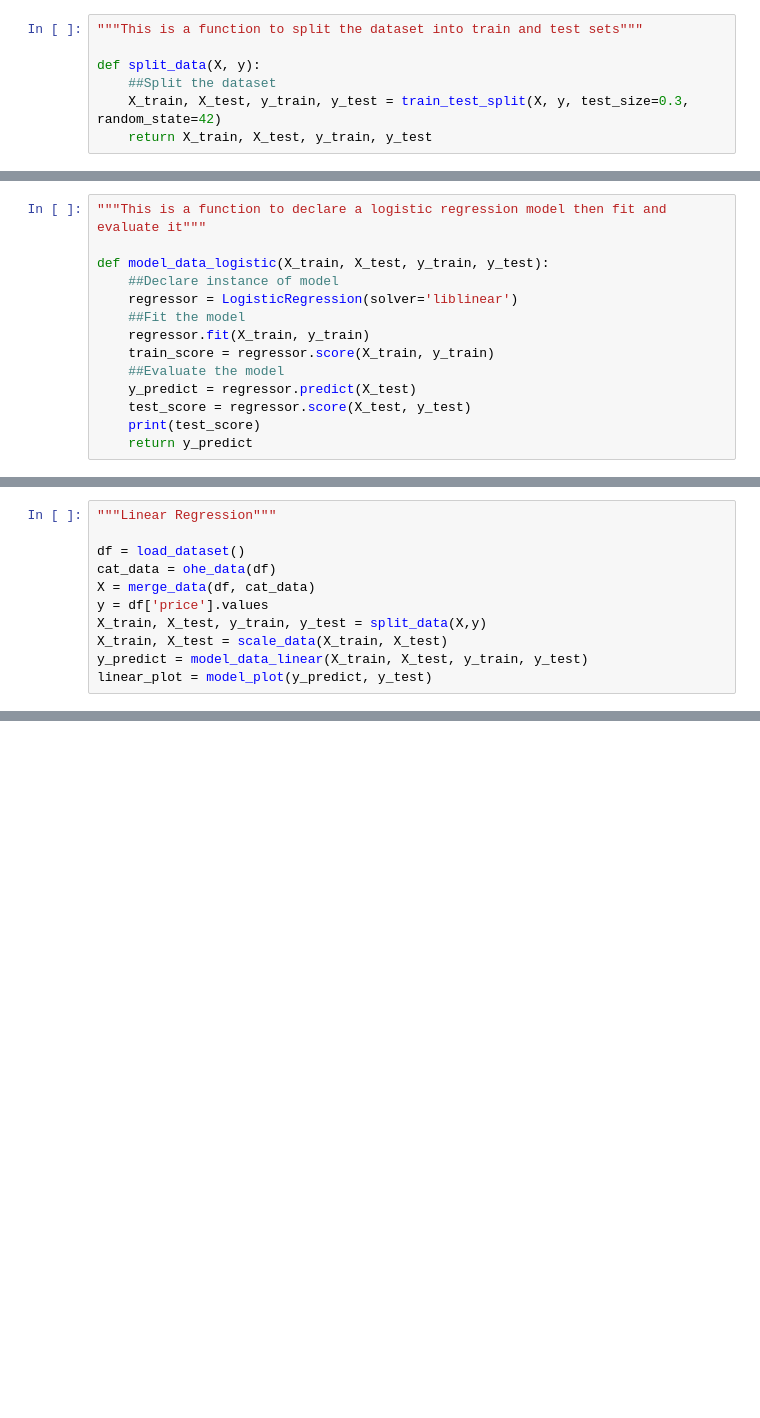
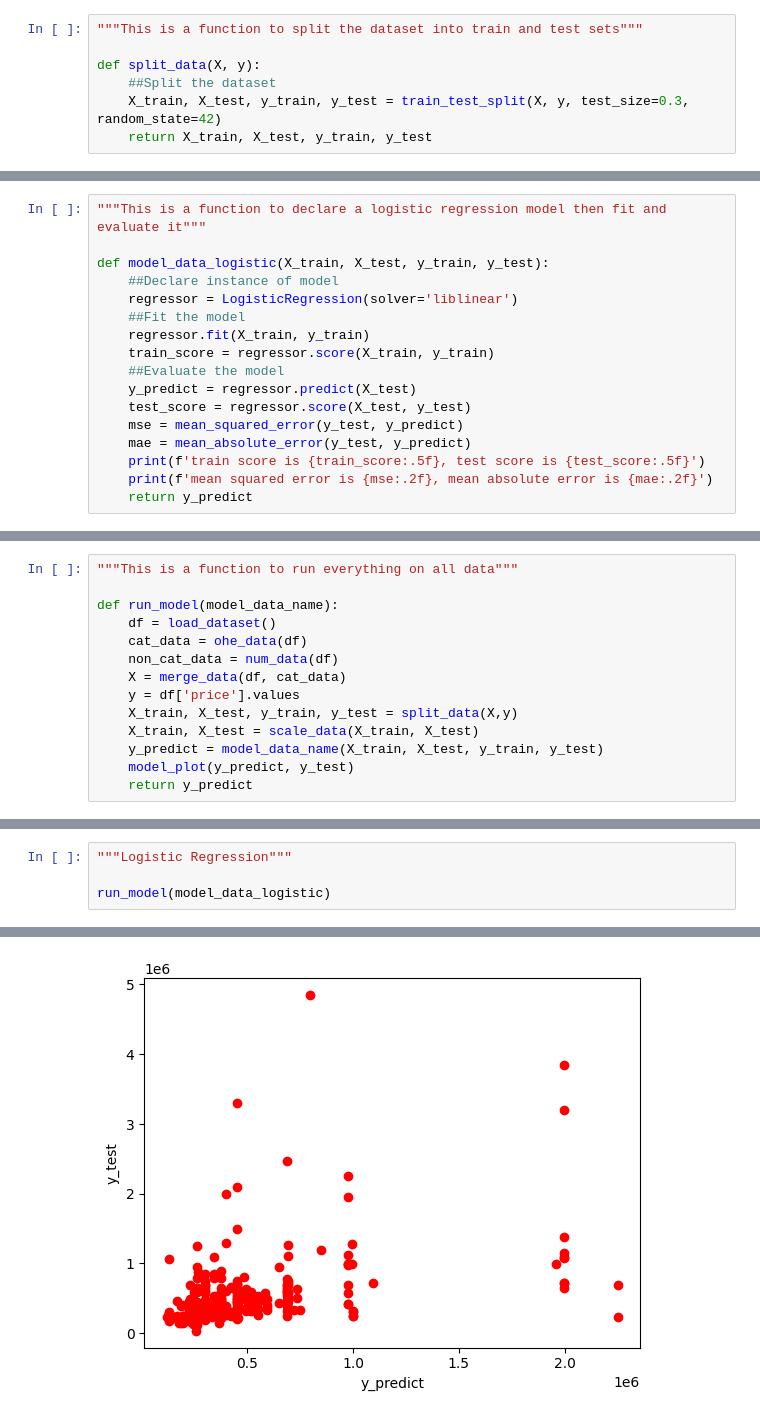
Before and after one commit to m9tadeo/real-estate-price-prediction, a Jupyter notebook: model_training/model_training_2.ipynb, the cells around one changed output, grey strips where cells are left out. Saved outputs shown, nothing was run; the diff lists cells and outputs as text; blank space fills up the shorter version.

```diff
--- a/model_training/model_training_2.ipynb
+++ b/model_training/model_training_2.ipynb
@@ -89,6 +127,9 @@ def model_data_logistic(X_train, X_test, y_train, y_test):
     ##Evaluate the model
     y_predict = regressor.predict(X_test)
     test_score = regressor.score(X_test, y_test)
-    print(test_score)
+    mse = mean_squared_error(y_test, y_predict)
+    mae = mean_absolute_error(y_test, y_predict)
+    print(f'train score is {train_score:.5f}, test score is {test_score:.5f}')
+    print(f'mean squared error is {mse:.2f}, mean absolute error is {mae:.2f}')
     return y_predict
 # %%
@@ -116,11 +231,14 @@ def model_plot(y_predict, y_test):
 # %%
-"""Linear Regression"""
+"""This is a function to run everything on all data"""
 
-df = load_dataset()
-cat_data = ohe_data(df)
-X = merge_data(df, cat_data)
-y = df['price'].values
-X_train, X_test, y_train, y_test = split_data(X,y)
-X_train, X_test = scale_data(X_train, X_test)
-y_predict = model_data_linear(X_train, X_test, y_train, y_test)
-linear_plot = model_plot(y_predict, y_test)
+def run_model(model_data_name):
+    df = load_dataset()
+    cat_data = ohe_data(df)
+    non_cat_data = num_data(df)
+    X = merge_data(df, cat_data)
+    y = df['price'].values
+    X_train, X_test, y_train, y_test = split_data(X,y)
+    X_train, X_test = scale_data(X_train, X_test)
+    y_predict = model_data_name(X_train, X_test, y_train, y_test)
+    model_plot(y_predict, y_test)
+    return y_predict
@@ -157,0 +318,5 @@ knn_plot = model_plot(y_predict, y_test)
+# %%
+"""Logistic Regression"""
+
+run_model(model_data_logistic)
+# %% [output]
@@ -157,0 +325 @@ knn_plot = model_plot(y_predict, y_test)
+[figure, added]
```
Also changed, not shown: parts of 24 cells of this notebook, 1 other file.
